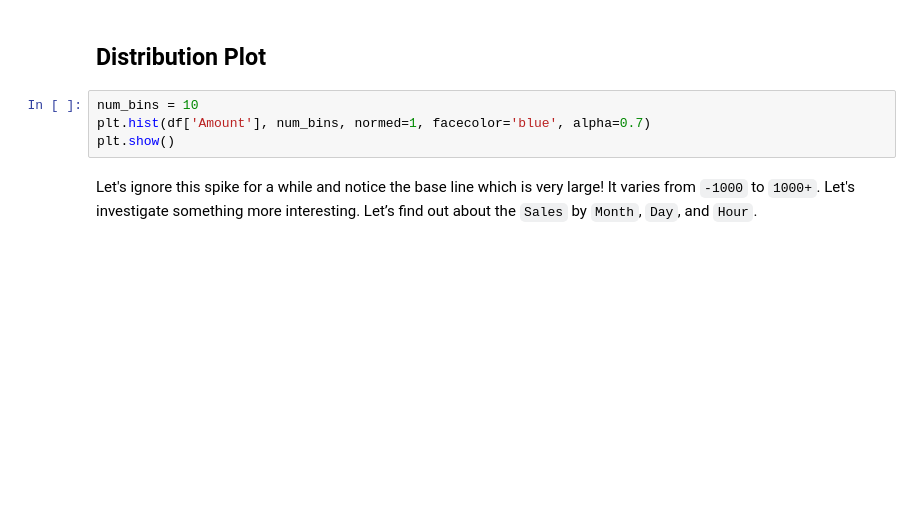
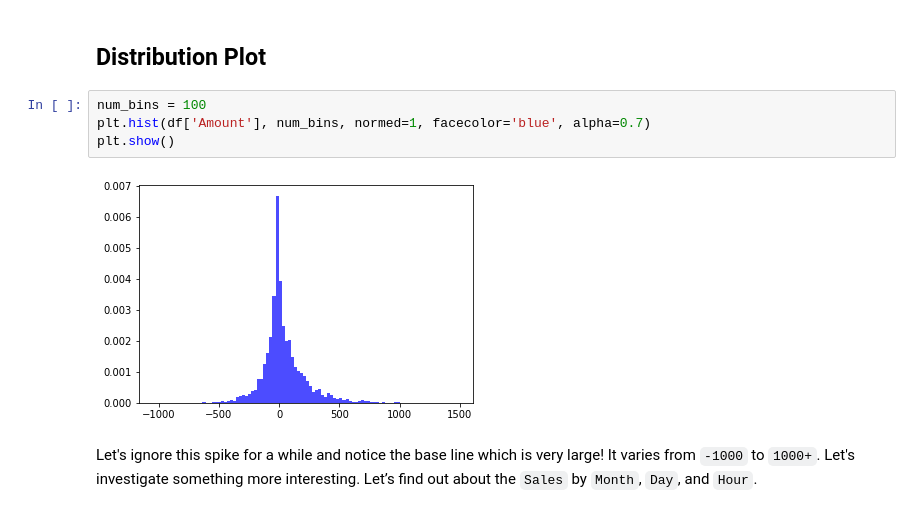
Before and after one commit to thodrek/cs639_spring19, a Jupyter notebook: lectures/lecture-2/eda.ipynb, the cells around one changed output. Drawn from its saved outputs; the diff is of its cells as text; blank space fills up the shorter version.

```diff
--- a/lectures/lecture-2/eda.ipynb
+++ b/lectures/lecture-2/eda.ipynb
@@ -66,9 +101,11 @@ Command `describe` gives us a generic picture: what is the mean, min, and max al
 # %% [markdown]
 ## Distribution Plot
 # %%
-num_bins = 10
+num_bins = 100
 plt.hist(df['Amount'], num_bins, normed=1, facecolor='blue', alpha=0.7)
 plt.show()
+# %% [output]
+[figure, added]
 # %% [markdown]
 Let's ignore this spike for a while and notice the base line which is very large! It varies from `-1000` to `1000+`. Let's investigate something more interesting. Let’s find out about the `Sales` by `Month`, `Day`, and `Hour`.
 # %% [markdown]
```
Also changed, not shown: parts of 7 cells of this notebook, 2 other files.
